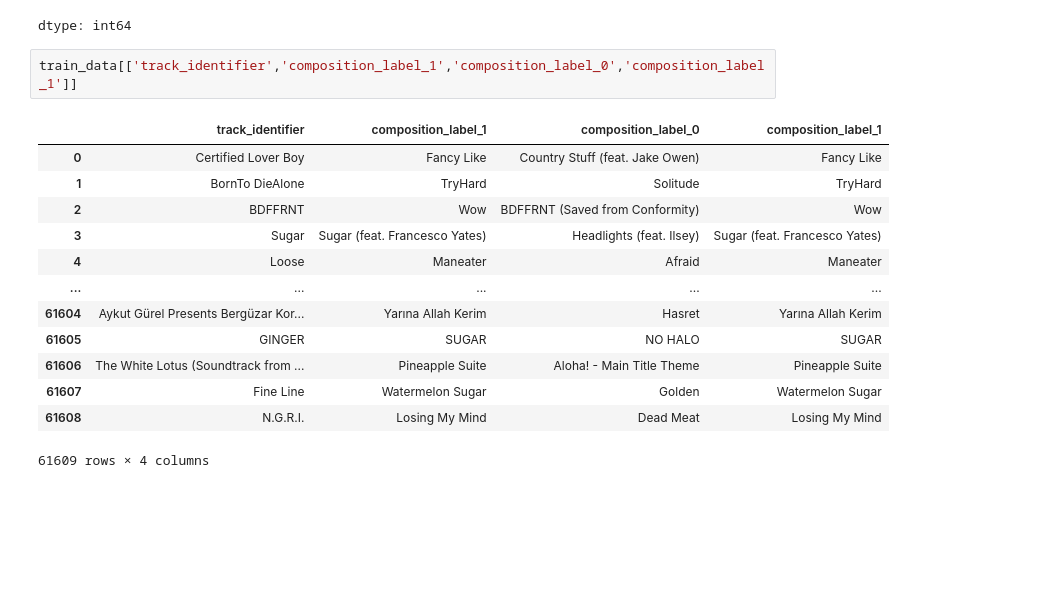
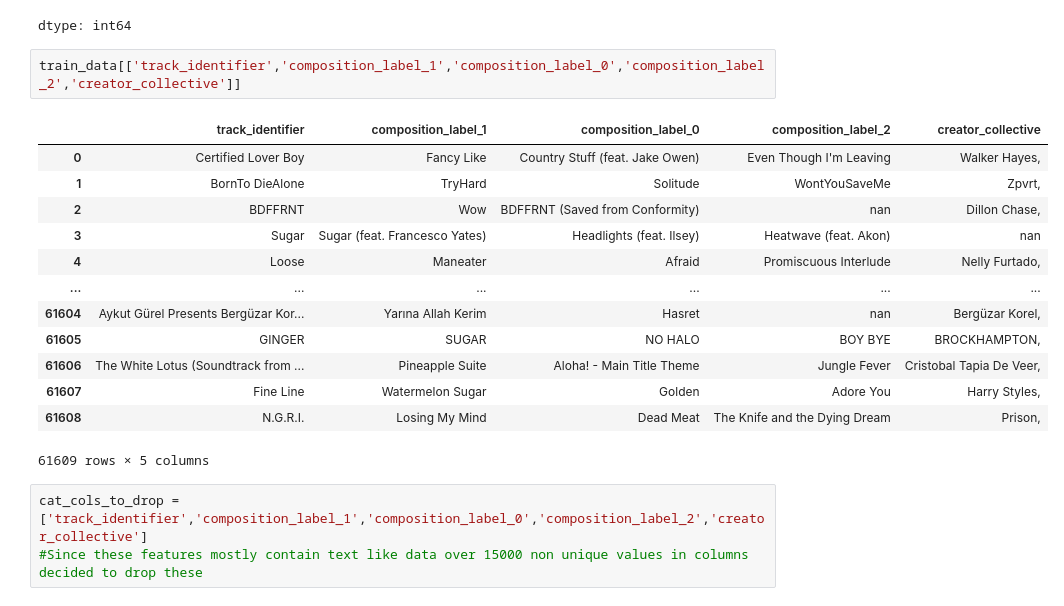
Before and after one commit to Kalana-Lakshan/ML-Self-Learning, a Jupyter notebook: ML_practice_4.ipynb, the cells around one changed output. Saved outputs shown, nothing was run; the diff lists cells and outputs as text; blank space fills up the shorter version.

```diff
--- a/ML_practice_4.ipynb
+++ b/ML_practice_4.ipynb
@@ -249,18 +250,21 @@ train_data[cat_cols].nunique().sort_values(ascending = False)
 | lunar_phase | 5 |
 dtype: int64
 # %%
-train_data[['track_identifier','composition_label_1','composition_label_0','composition_label_1']]
+train_data[['track_identifier','composition_label_1','composition_label_0','composition_label_2','creator_collective']]
 # %% [output]
-|  | track_identifier | composition_label_1 | composition_label_0 | composition_label_1 |
-| 0 | Certified Lover Boy | Fancy Like | Country Stuff (feat. Jake Owen) | Fancy Like |
-| 1 | BornTo DieAlone | TryHard | Solitude | TryHard |
-| 2 | BDFFRNT | Wow | BDFFRNT (Saved from Conformity) | Wow |
-| 3 | Sugar | Sugar (feat. Francesco Yates) | Headlights (feat. Ilsey) | Sugar (feat. Francesco Yates) |
-| 4 | Loose | Maneater | Afraid | Maneater |
-| ... | ... | ... | ... | ... |
-| 61604 | Aykut Gürel Presents Bergüzar Kor... | Yarına Allah Kerim | Hasret | Yarına Allah Kerim |
-| 61605 | GINGER | SUGAR | NO HALO | SUGAR |
-| 61606 | The White Lotus (Soundtrack from ... | Pineapple Suite | Aloha! - Main Title Theme | Pineapple Suite |
-| 61607 | Fine Line | Watermelon Sugar | Golden | Watermelon Sugar |
-| 61608 | N.G.R.I. | Losing My Mind | Dead Meat | Losing My Mind |
+|  | track_identifier | composition_label_1 | composition_label_0 | composition_label_2 | creator_collective |
+| 0 | Certified Lover Boy | Fancy Like | Country Stuff (feat. Jake Owen) | Even Though I'm Leaving | Walker Hayes, |
+| 1 | BornTo DieAlone | TryHard | Solitude | WontYouSaveMe | Zpvrt, |
+| 2 | BDFFRNT | Wow | BDFFRNT (Saved from Conformity) | nan | Dillon Chase, |
+| 3 | Sugar | Sugar (feat. Francesco Yates) | Headlights (feat. Ilsey) | Heatwave (feat. Akon) | nan |
+| 4 | Loose | Maneater | Afraid | Promiscuous Interlude | Nelly Furtado, |
+| ... | ... | ... | ... | ... | ... |
+| 61604 | Aykut Gürel Presents Bergüzar Kor... | Yarına Allah Kerim | Hasret | nan | Bergüzar Korel, |
+| 61605 | GINGER | SUGAR | NO HALO | BOY BYE | BROCKHAMPTON, |
+| 61606 | The White Lotus (Soundtrack from ... | Pineapple Suite | Aloha! - Main Title Theme | Jungle Fever | Cristobal Tapia De Veer, |
+| 61607 | Fine Line | Watermelon Sugar | Golden | Adore You | Harry Styles, |
+| 61608 | N.G.R.I. | Losing My Mind | Dead Meat | The Knife and the Dying Dream | Prison, |
-61609 rows × 4 columns
+61609 rows × 5 columns
+# %%
+cat_cols_to_drop = ['track_identifier','composition_label_1','composition_label_0','composition_label_2','creator_collective']
+#Since these features mostly contain text like data over 15000 non unique values in columns decided to drop these
```
Also changed, not shown: parts of 11 cells of this notebook.
